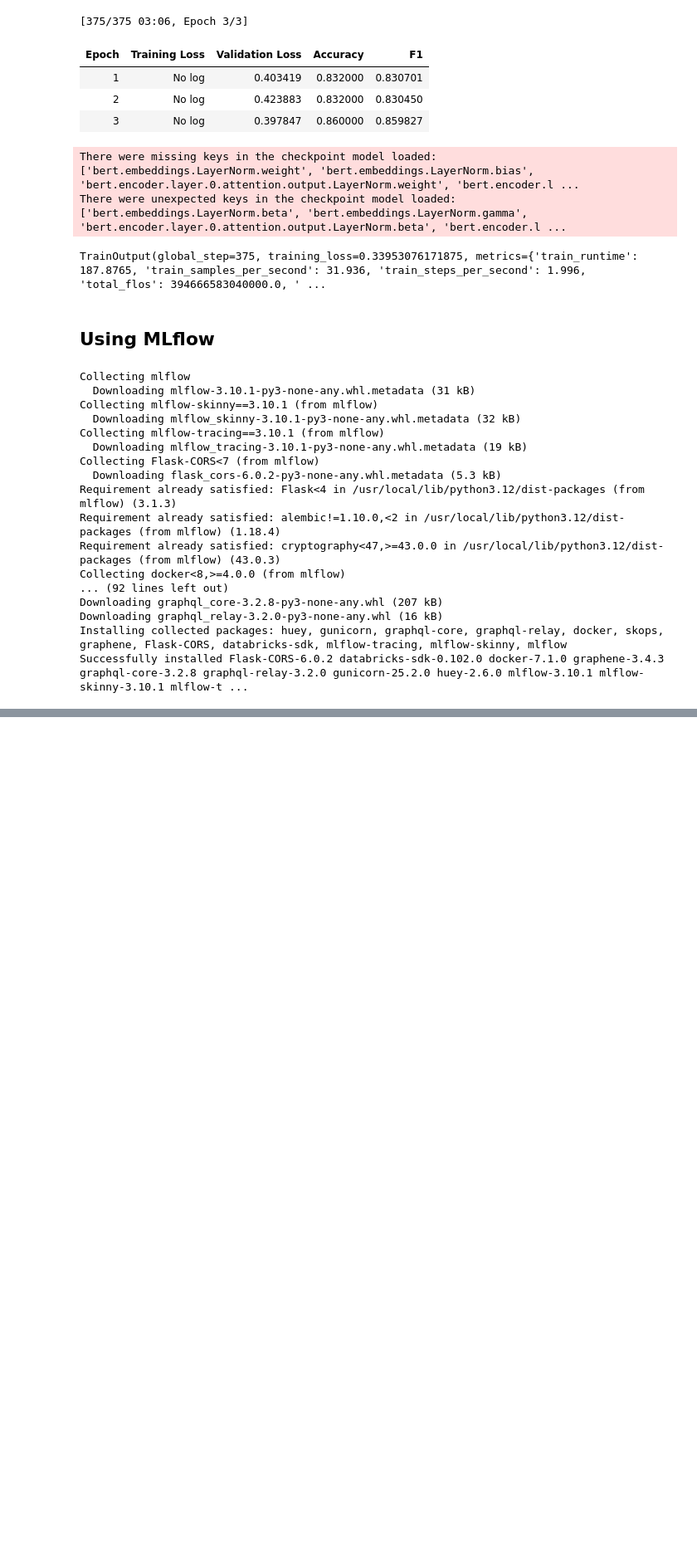
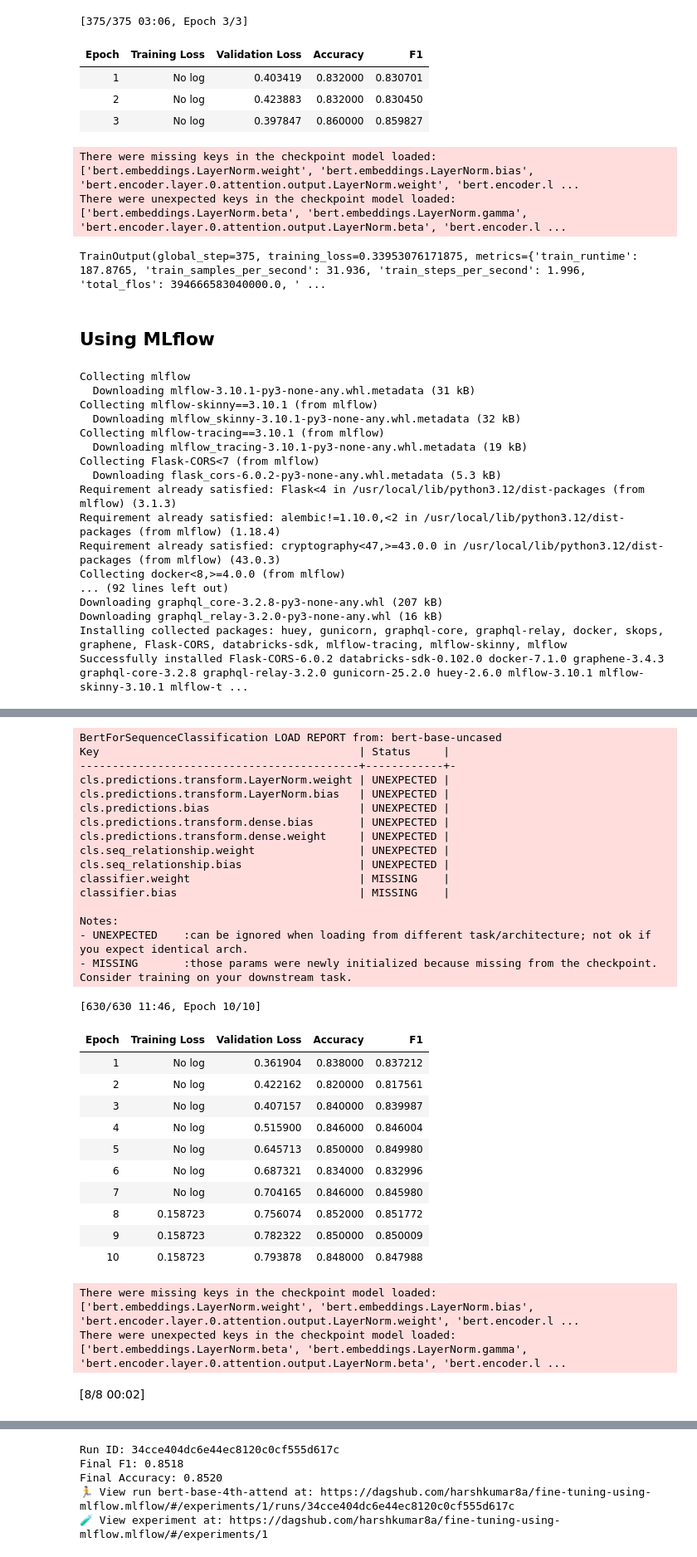
Before and after one commit to harshkumar8a/fine-tuning-using-mlflow, a Jupyter notebook: Fine_Tuning_with_Mlflow.ipynb, the cells around one changed output, grey strips where cells are left out. Shown at 83% size. Cells and saved outputs as stored; diff of their text form; code cells hidden in the pictures; blank space fills up the shorter version.

```diff
--- a/Fine_Tuning_with_Mlflow.ipynb
+++ b/Fine_Tuning_with_Mlflow.ipynb
@@ -169,3 +179,6 @@ from transformers import (
 from datasets import load_dataset
 from sklearn.metrics import accuracy_score, f1_score
 import urllib3
+# %%
+device = torch.device("cuda" if torch.cuda.is_available() else "cpu")
+print(device)
@@ -171,0 +195,2 @@ import urllib3
+# %%
+mlflow.set_tracking_uri("https://dagshub.com/harshkumar8a/fine-tuning-using-mlflow.mlflow")
@@ -174,10 +215,10 @@ CONFIG = {
     "model_name":   "bert-base-uncased",
     "num_labels":   2,
     "max_length":   128,
-    "batch_size":   16,
-    "epochs":       3,
+    "batch_size":   32,
+    "epochs":       10,
     "learning_rate": 2e-5,
-    "weight_decay": 0.01,
+    "weight_decay": 0.02,
     "train_size":   2000,
     "eval_size":    500,
 }
@@ -205,6 +254,5 @@ def compute_metrics(eval_pred):
         "f1":       f1_score(labels, preds, average="weighted"),
     }
 # %%
-mlflow.set_tracking_uri("http://localhost:5000")     # local MLflow server
-mlflow.set_experiment("bert-sentiment-classification") # logical grouping
+mlflow.set_experiment("bert-sentiment-classification")
 # %% [output]
@@ -218,5 +261,5 @@ KeyboardInterrupt:
 # %%
-with mlflow.start_run(run_name="bert-base-lr2e5-ep3") as run:
+with mlflow.start_run(run_name="bert-base-4th-attend") as run:
 
     # Log every hyperparameter — you'll thank yourself when comparing runs
     mlflow.log_params(CONFIG)
@@ -233,6 +276,9 @@ with mlflow.start_run(run_name="bert-base-lr2e5-ep3") as run:
     model = AutoModelForSequenceClassification.from_pretrained(
         CONFIG["model_name"], num_labels=CONFIG["num_labels"]
     )
+    model.to(device)
+
+
 
     training_args = TrainingArguments(
         output_dir       = f"./results/{run.info.run_id}",  # unique per run!
@@ -241,7 +287,7 @@ with mlflow.start_run(run_name="bert-base-lr2e5-ep3") as run:
         per_device_eval_batch_size  = CONFIG["batch_size"] * 2,
         learning_rate    = CONFIG["learning_rate"],
         weight_decay     = CONFIG["weight_decay"],
-        evaluation_strategy = "epoch",
+        eval_strategy = "epoch",
         save_strategy       = "epoch",
         load_best_model_at_end = True,
         metric_for_best_model  = "f1",
@@ -268,32 +314,64 @@ with mlflow.start_run(run_name="bert-base-lr2e5-ep3") as run:
         train_dataset   = train_ds,
         eval_dataset    = eval_ds,
         compute_metrics = compute_metrics,
         callbacks       = [MLflowMetricsCallback()],
     )
 
     trainer.train()
 
-    # ── 6. Final evaluation ───────────────────────────────────────────────────
+    # 6. Final evaluation
     final_metrics = trainer.evaluate()
     mlflow.log_metrics({
         "final_accuracy": final_metrics["eval_accuracy"],
         "final_f1":       final_metrics["eval_f1"],
     })
 
-    # ── 7. Save model as MLflow artifact ─────────────────────────────────────
+    # 7. Save model as MLflow artifact
     # Option A: save as HuggingFace pipeline (easy to load later)
     from transformers import pipeline
     clf_pipeline = pipeline(
         "text-classification",
         model=trainer.model,
         tokenizer=tokenizer
     )
     mlflow.transformers.log_model(
         transformers_model=clf_pipeline,
         artifact_path="model",              # folder name inside the run
         task="text-classification",
     )
 
     print(f"Run ID: {run.info.run_id}")
     print(f"Final F1: {final_metrics['eval_f1']:.4f}")
     print(f"Final Accuracy: {final_metrics['eval_accuracy']:.4f}")
+# %% [output]
+BertForSequenceClassification LOAD REPORT from: bert-base-uncased
+Key                                        | Status     |
+-------------------------------------------+------------+-
+cls.predictions.transform.LayerNorm.weight | UNEXPECTED |
+cls.predictions.transform.LayerNorm.bias   | UNEXPECTED |
+cls.predictions.bias                       | UNEXPECTED |
+cls.predictions.transform.dense.bias       | UNEXPECTED |
+cls.predictions.transform.dense.weight     | UNEXPECTED |
+cls.seq_relationship.weight                | UNEXPECTED |
+cls.seq_relationship.bias                  | UNEXPECTED |
+classifier.weight                          | MISSING    |
+classifier.bias                            | MISSING    |
+
+Notes:
+- UNEXPECTED    :can be ignored when loading from different task/architecture; not ok if you expect identical arch.
+- MISSING       :those params were newly initialized because missing from the checkpoint. Consider training on your downstream task.
+[630/630 11:46, Epoch 10/10]
+| Epoch | Training Loss | Validation Loss | Accuracy | F1 |
+| 1 | No log | 0.361904 | 0.838000 | 0.837212 |
+| 2 | No log | 0.422162 | 0.820000 | 0.817561 |
+| 3 | No log | 0.407157 | 0.840000 | 0.839987 |
+| 4 | No log | 0.515900 | 0.846000 | 0.846004 |
+| 5 | No log | 0.645713 | 0.850000 | 0.849980 |
+| 6 | No log | 0.687321 | 0.834000 | 0.832996 |
+| 7 | No log | 0.704165 | 0.846000 | 0.845980 |
+| 8 | 0.158723 | 0.756074 | 0.852000 | 0.851772 |
+| 9 | 0.158723 | 0.782322 | 0.850000 | 0.850009 |
+| 10 | 0.158723 | 0.793878 | 0.848000 | 0.847988 |
+There were missing keys in the checkpoint model loaded: ['bert.embeddings.LayerNorm.weight', 'bert.embeddings.LayerNorm.bias', 'bert.encoder.layer.0.attention.output.LayerNorm.weight', 'bert.encoder.l ...
+There were unexpected keys in the checkpoint model loaded: ['bert.embeddings.LayerNorm.beta', 'bert.embeddings.LayerNorm.gamma', 'bert.encoder.layer.0.attention.output.LayerNorm.beta', 'bert.encoder.l ...
+[8/8 00:02]
@@ -299,0 +384,5 @@ with mlflow.start_run(run_name="bert-base-lr2e5-ep3") as run:
+Run ID: 34cce404dc6e44ec8120c0cf555d617c
+Final F1: 0.8518
+Final Accuracy: 0.8520
+🏃 View run bert-base-4th-attend at: https://dagshub.com/harshkumar8a/fine-tuning-using-mlflow.mlflow/#/experiments/1/runs/34cce404dc6e44ec8120c0cf555d617c
+🧪 View experiment at: https://dagshub.com/harshkumar8a/fine-tuning-using-mlflow.mlflow/#/experiments/1
```
Also changed, not shown: parts of 17 cells of this notebook.
